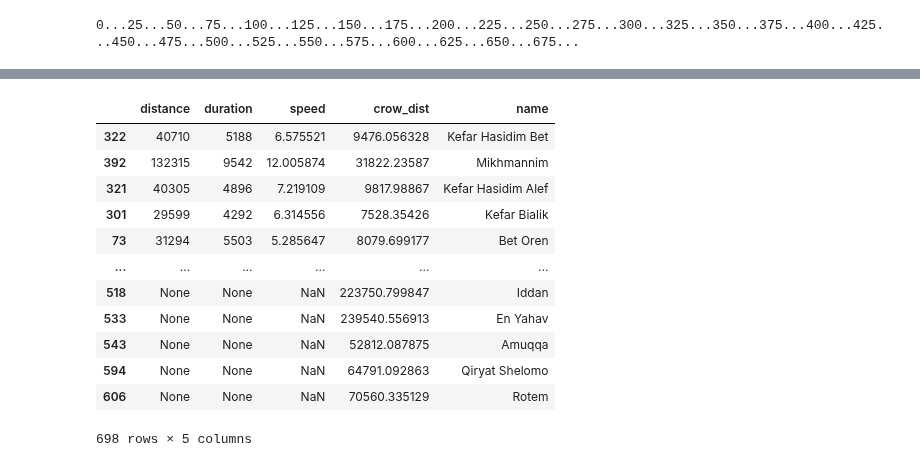
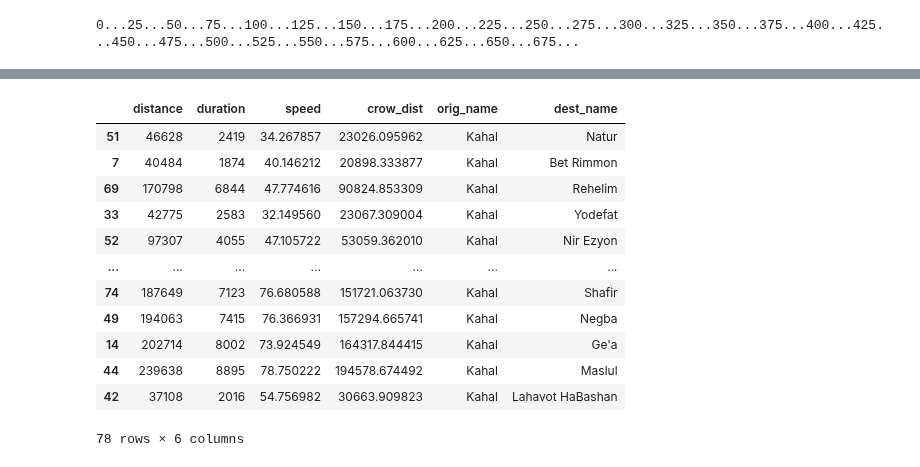
Before and after one commit to dpelleg/notebooks, a Jupyter notebook: charts/code/driving_distance.ipynb, the cells around one changed output, grey strips where cells are left out. Saved outputs shown, nothing was run; the diff lists cells and outputs as text; code cells hidden in the pictures.

```diff
--- a/charts/code/driving_distance.ipynb
+++ b/charts/code/driving_distance.ipynb
@@ -7,13 +7,14 @@ from math import radians, cos, sin, asin, sqrt
 import os.path
 import time
 
-datapath='data/'
-secret_file = 'secrets/gcloud.json'
+datapath='../data/'
+secret_file = '../secrets/gcloud.json'
 
 origin="Haifa Hof Hacarmel"
-origin_coords = 2011274544.0
+origin="כחל"
+origin_english = 'Kahal'
 MODE='driving'
-MODE='transit'
+#MODE='transit'
 MAX_ELEM = 25
 
 filename = f'{datapath}dist_{MODE}_{origin}.csv'
@@ -26,15 +27,21 @@ with open(secret_file) as json_file:
 transformer = Transformer.from_crs('epsg:2039', 'epsg:4326')
 
 def get_distances(origin, destinations, api_key):
+    if isinstance(origin, list):
+        origin = ('|').join(origin)
+
+    params = {
+        'origins' : origin,
+        'destinations' : ('|').join(destinations),
+        'units' : 'metric',
+        'mode' : MODE,
+        'key' :  api_key
+    }
+
     response = requests.get(
                     url = 'https://maps.googleapis.com/maps/api/distancematrix/json?',
-                    params = {
-                        'origins' : origin,
-                        'destinations' : ('|').join(destinations),
-                        'units' : 'metric',
-                        'mode' : MODE,
-                        'key' :  api_key
-                            })
+                    params = params,
+                    )
     return response
 
 def coords_to_lonlat(c):
@@ -71,6 +78,10 @@ places = pd.read_excel(datapath + 'places-cbs.xlsx')
 places.rename(columns={'שם יישוב באנגלית' : 'name', 'סך הכל אוכלוסייה 2021' : 'pop', 'קואורדינטות' : 'coords'}, inplace=True)
 
 places[['lon', 'lat', 'lonlat']] = places['coords'].apply(lambda x: pd.Series(coords_to_lonlat(x)))
+origin_query = places.query('name == @origin_english')
+if len(origin_query) == 0:
+    raise ValueError(f'No place name in the file found for {origin_english}')
+origin_coords = origin_query.iloc[0]['coords']
 
 dests = places.query('pop > 100 and pop < 1000').copy().reset_index().drop(columns='index')
 print(f'{len(dests)} destinations')
@@ -101,6 +112,7 @@ while s_idx < len(dlist):
 
     o_origin, o_dest, o_distance, o_duration, o_crow = [], [], [], [], []
 
+    num_failed = 0
     for i, element in enumerate(matrix):
         o_origin.append(ORIGIN)
         o_dest.append(DESTINATIONS[i])
@@ -109,8 +121,11 @@ while s_idx < len(dlist):
             o_distance.append(element['distance']['value'])
             o_duration.append(element['duration']['value'])
         else:
+            num_failed += 1
             o_distance.append(None)
             o_duration.append(None)
+    if num_failed/len(dests_call) > 0.1:
+        raise ValueError(f'Too many failed calls: {num_failed}/{len(dests_call)}, check the origin place name')
 
     dests.loc[r, 'distance'] = o_distance
     dests.loc[r, 'duration'] = o_duration
@@ -118,7 +133,6 @@ while s_idx < len(dlist):
     dests.loc[r, 'g_dest'] = o_dest
     dests.loc[r, 'crow_dist'] = o_crow
 
-
     s_idx += MAX_ELEM
 # %% [output]
 0...25...50...75...100...125...150...175...200...225...250...275...300...325...350...375...400...425...450...475...500...525...550...575...600...625...650...675...
@@ -125,19 +218,17 @@ while s_idx < len(dlist):
 # %%
-dests['speed'] = dests['crow_dist']/dests['duration']*3.6
-dests['ratio'] = dests['crow_dist']/dests['distance']
-dests.sort_values(by='ratio')[['distance', 'duration', 'speed', 'crow_dist', 'name']]
+results.sort_values(by='ratio')[['distance', 'duration', 'speed', 'crow_dist', 'orig_name', 'dest_name']]
 # %% [output]
-|  | distance | duration | speed | crow_dist | name |
-| 322 | 40710 | 5188 | 6.575521 | 9476.056328 | Kefar Hasidim Bet |
-| 392 | 132315 | 9542 | 12.005874 | 31822.23587 | Mikhmannim |
-| 321 | 40305 | 4896 | 7.219109 | 9817.98867 | Kefar Hasidim Alef |
-| 301 | 29599 | 4292 | 6.314556 | 7528.35426 | Kefar Bialik |
-| 73 | 31294 | 5503 | 5.285647 | 8079.699177 | Bet Oren |
-| ... | ... | ... | ... | ... | ... |
-| 518 | None | None | NaN | 223750.799847 | Iddan |
-| 533 | None | None | NaN | 239540.556913 | En Yahav |
-| 543 | None | None | NaN | 52812.087875 | Amuqqa |
-| 594 | None | None | NaN | 64791.092863 | Qiryat Shelomo |
-| 606 | None | None | NaN | 70560.335129 | Rotem |
+|  | distance | duration | speed | crow_dist | orig_name | dest_name |
+| 51 | 46628 | 2419 | 34.267857 | 23026.095962 | Kahal | Natur |
+| 7 | 40484 | 1874 | 40.146212 | 20898.333877 | Kahal | Bet Rimmon |
+| 69 | 170798 | 6844 | 47.774616 | 90824.853309 | Kahal | Rehelim |
+| 33 | 42775 | 2583 | 32.149560 | 23067.309004 | Kahal | Yodefat |
+| 52 | 97307 | 4055 | 47.105722 | 53059.362010 | Kahal | Nir Ezyon |
+| ... | ... | ... | ... | ... | ... | ... |
+| 74 | 187649 | 7123 | 76.680588 | 151721.063730 | Kahal | Shafir |
+| 49 | 194063 | 7415 | 76.366931 | 157294.665741 | Kahal | Negba |
+| 14 | 202714 | 8002 | 73.924549 | 164317.844415 | Kahal | Ge'a |
+| 44 | 239638 | 8895 | 78.750222 | 194578.674492 | Kahal | Maslul |
+| 42 | 37108 | 2016 | 54.756982 | 30663.909823 | Kahal | Lahavot HaBashan |
-698 rows × 5 columns
+78 rows × 6 columns
 # %%
```
Also changed, not shown: parts of 7 cells of this notebook.
